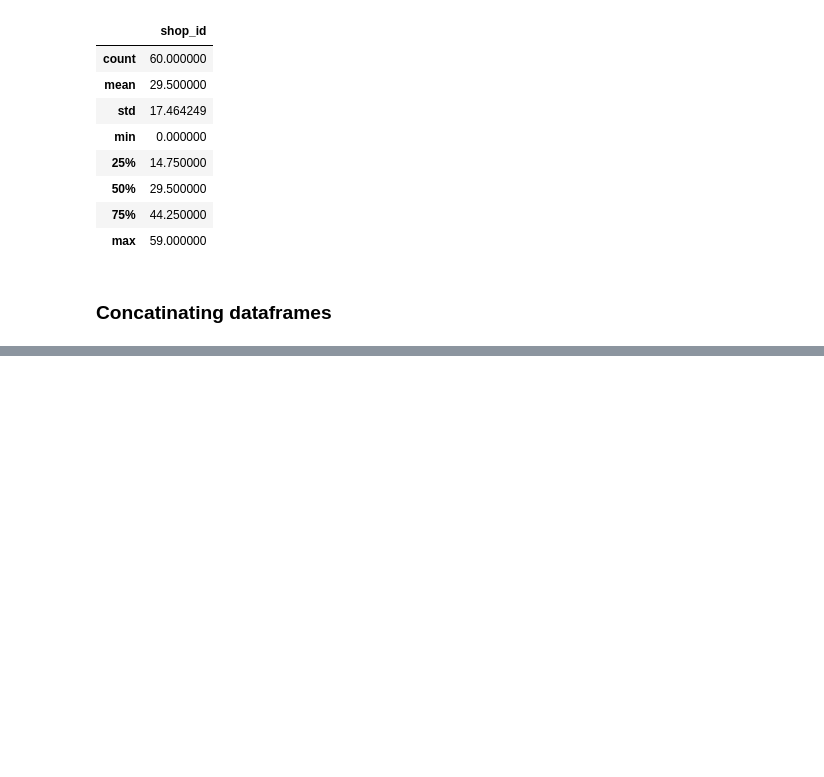
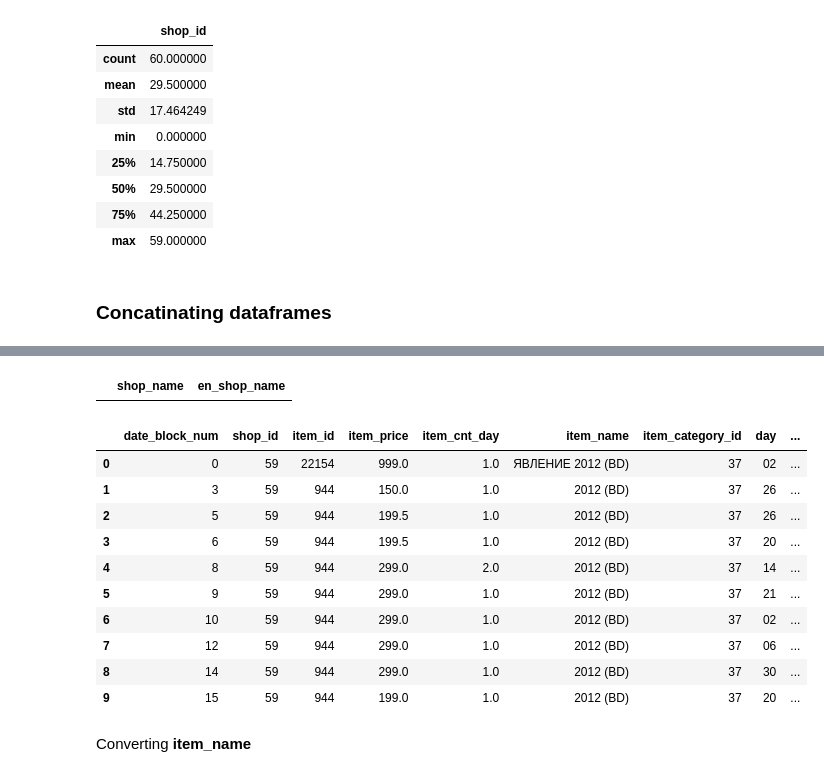
Before and after one commit to RashbirSingh/Predict_Future_Sales, a Jupyter notebook: Predict_Future_Sales.ipynb, the cells around one changed output, grey strips where cells are left out. Drawn from its saved outputs; the diff is of its cells as text; code cells hidden in the pictures; blank space fills up the shorter version.

```diff
--- a/Predict_Future_Sales.ipynb
+++ b/Predict_Future_Sales.ipynb
@@ -224,0 +383,4 @@ sales_train.merge(items, on="item_id")
+# %%
+unique_shop_name = pd.unique(finalDF.shop_name)
+unique_shop_name = list(unique_shop_name)
+unique_shop_name
@@ -224,0 +405,33 @@ sales_train.merge(items, on="item_id")
+# %%
+translatedList_shop_name = translator.translate(unique_shop_name, dest='en')
+# %%
+translatedEnglishList_shop_name = []
+for i in translatedList_shop_name:
+    translatedEnglishList_shop_name.append((i.origin, i.text))
+translatedEnglishList_shop_namedf = pd.DataFrame({"shop_name": [translatedEnglishList_shop_name[k][0] for k in range(len(translatedEnglishList_shop_name))],
+                                       "en_shop_name": [translatedEnglishList_shop_name[k][1] for k in range(len(translatedEnglishList_shop_name))]
+                                       })
+# %%
+translatedEnglishList_shop_namedf[translatedEnglishList_shop_namedf['shop_name'] == \
+                                  translatedEnglishList_shop_namedf['en_shop_name']]
+# %% [output]
+|  | shop_name | en_shop_name |
+# %%
+finalDF = finalDF.merge(translatedEnglishList_shop_namedf, on="shop_name")
+finalDF.drop('shop_name', axis=1, inplace=True)
+# %%
+finalDF.head(10)
+# %% [output]
+|  | date_block_num | shop_id | item_id | item_price | item_cnt_day | item_name | item_category_id | day | ... |
+| 0 | 0 | 59 | 22154 | 999.0 | 1.0 | ЯВЛЕНИЕ 2012 (BD) | 37 | 02 | ... |
+| 1 | 3 | 59 | 944 | 150.0 | 1.0 | 2012 (BD) | 37 | 26 | ... |
+| 2 | 5 | 59 | 944 | 199.5 | 1.0 | 2012 (BD) | 37 | 26 | ... |
+| 3 | 6 | 59 | 944 | 199.5 | 1.0 | 2012 (BD) | 37 | 20 | ... |
+| 4 | 8 | 59 | 944 | 299.0 | 2.0 | 2012 (BD) | 37 | 14 | ... |
+| 5 | 9 | 59 | 944 | 299.0 | 1.0 | 2012 (BD) | 37 | 21 | ... |
+| 6 | 10 | 59 | 944 | 299.0 | 1.0 | 2012 (BD) | 37 | 02 | ... |
+| 7 | 12 | 59 | 944 | 299.0 | 1.0 | 2012 (BD) | 37 | 06 | ... |
+| 8 | 14 | 59 | 944 | 299.0 | 1.0 | 2012 (BD) | 37 | 30 | ... |
+| 9 | 15 | 59 | 944 | 199.0 | 1.0 | 2012 (BD) | 37 | 20 | ... |
+# %% [markdown]
+Converting **item_name**
```
Also changed, not shown: parts of 46 cells of this notebook.
